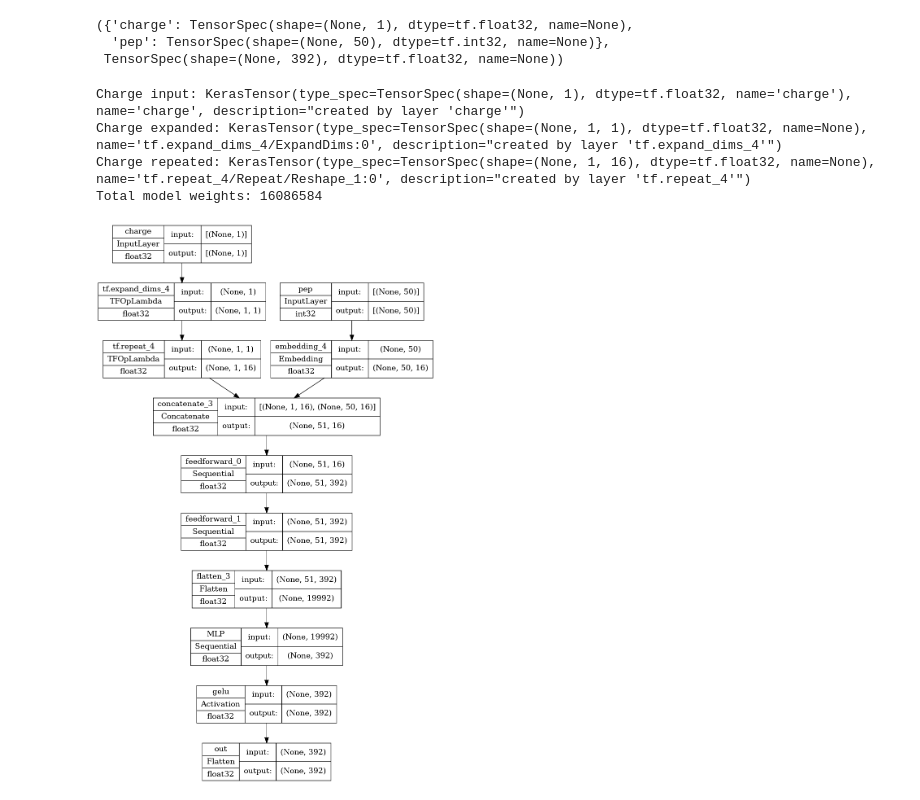
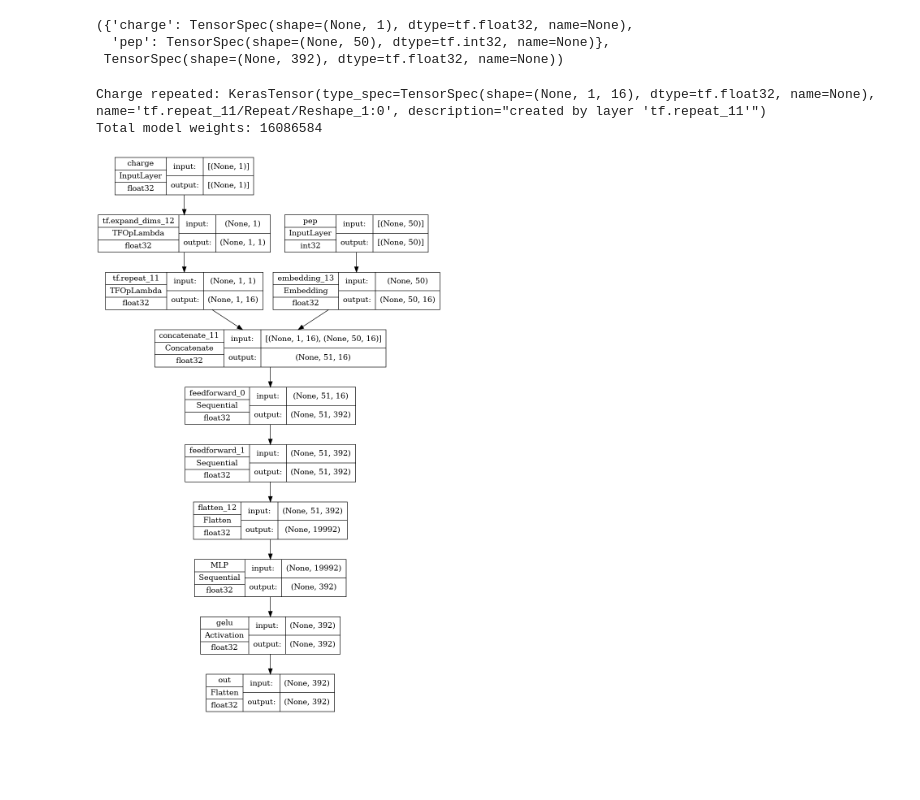
Before and after one commit to aiproteomics/aiproteomics, a Jupyter notebook: tabtransformer_test/apply_tabtransformer.ipynb, the cells around one changed output. Saved outputs shown, nothing was run; the diff lists cells and outputs as text; code cells hidden in the pictures; blank space fills up the shorter version.

```diff
--- a/tabtransformer_test/apply_tabtransformer.ipynb
+++ b/tabtransformer_test/apply_tabtransformer.ipynb
@@ -189,24 +152,17 @@ def create_model_inputs():
             )
     return {"charge": charge_input, "pep": peptides}
 
-def encode_inputs(inputs, embedding_dims, vocabulary_size=VOCABULARY_SIZE):
+def encode_inputs(inputs, embedding_dims, vocabulary_size=VOCABULARY_SIZE, expand_charge=False):
     # Encoding
     embedding = layers.Embedding(input_dim=vocabulary_size, output_dim=embedding_dims)
 
     pep_embedding = embedding(inputs["pep"])
+    charge_feature = inputs["charge"]
 
-    # We are going to treat charge as a single float (maybe one hot encoded is better?)
-    # We need the dimensions of charge to match the pep embedding
-
-
-    charge_feature = tf.expand_dims(inputs["charge"], -1)
-
-    print(f"Charge input: {inputs['charge']}")
-    print(f"Charge expanded: {charge_feature}")
-
-
-    charge_feature = tf.repeat(charge_feature, EMBEDDING_DIMS, axis=2)
-    print(f"Charge repeated: {charge_feature}")
+    if expand_charge:
+        charge_feature = tf.expand_dims(charge_feature, -1)
+        charge_feature = tf.repeat(charge_feature, EMBEDDING_DIMS, axis=2)
+        print(f"Charge repeated: {charge_feature}")
 
     return charge_feature, pep_embedding
 
@@ -236,7 +192,7 @@ def create_baseline_model(
     inputs = create_model_inputs()
     # encode features.
     charge_feature, encoded_pep = encode_inputs(
-        inputs, embedding_dims
+        inputs, embedding_dims, expand_charge=True
     )
 
     features = layers.concatenate([charge_feature, encoded_pep], axis=1)
@@ -263,39 +219,36 @@ def create_baseline_model(
     features = layers.Flatten()(features)
 
     # Create final MLP.
     mlp = create_mlp(
         hidden_units=mlp_hidden_units,
         dropout_rate=dropout_rate,
         activation=keras.activations.selu,
         normalization_layer=layers.BatchNormalization,
         name="MLP",
     )(features)
 
     activation = layers.Activation(tf.keras.activations.gelu, name='gelu', trainable=True)(mlp)
 
     output_layer = layers.Flatten(
         name='out', data_format='channels_last', trainable=True)(activation)
 
 
-    model = keras.Model(inputs=inputs, outputs=output_layer)
+    model = keras.Model(inputs=inputs, outputs=output_layer, name="baseline")
     return model
 
 
 baseline_model = create_baseline_model(
     embedding_dims=EMBEDDING_DIMS,
     num_mlp_blocks=NUM_MLP_BLOCKS,
     mlp_hidden_units_factors=MLP_HIDDEN_UNITS_FACTORS,
     dropout_rate=DROPOUT_RATE,
 )
-
 print("Total model weights:", baseline_model.count_params())
 keras.utils.plot_model(baseline_model, show_shapes=True, rankdir="TB", show_dtype=True)
 # %% [output]
-Charge input: KerasTensor(type_spec=TensorSpec(shape=(None, 1), dtype=tf.float32, name='charge'), name='charge', description="created by layer 'charge'")
-Charge expanded: KerasTensor(type_spec=TensorSpec(shape=(None, 1, 1), dtype=tf.float32, name=None), name='tf.expand_dims_4/ExpandDims:0', description="created by layer 'tf.expand_dims_4'")
-Charge repeated: KerasTensor(type_spec=TensorSpec(shape=(None, 1, 16), dtype=tf.float32, name=None), name='tf.repeat_4/Repeat/Reshape_1:0', description="created by layer 'tf.repeat_4'")
+Charge repeated: KerasTensor(type_spec=TensorSpec(shape=(None, 1, 16), dtype=tf.float32, name=None), name='tf.repeat_11/Repeat/Reshape_1:0', description="created by layer 'tf.repeat_11'")
 Total model weights: 16086584
-[figure, old version]
+[figure, new version]
 # %%
 run_experiment(baseline_model,TRAINING_FILENAMES, TEST_FILENAMES, NUM_EPOCHS, LEARNING_RATE, WEIGHT_DECAY, BATCH_SIZE)
 # %% [output]
```
Also changed, not shown: parts of 14 cells of this notebook, 3 other files.
